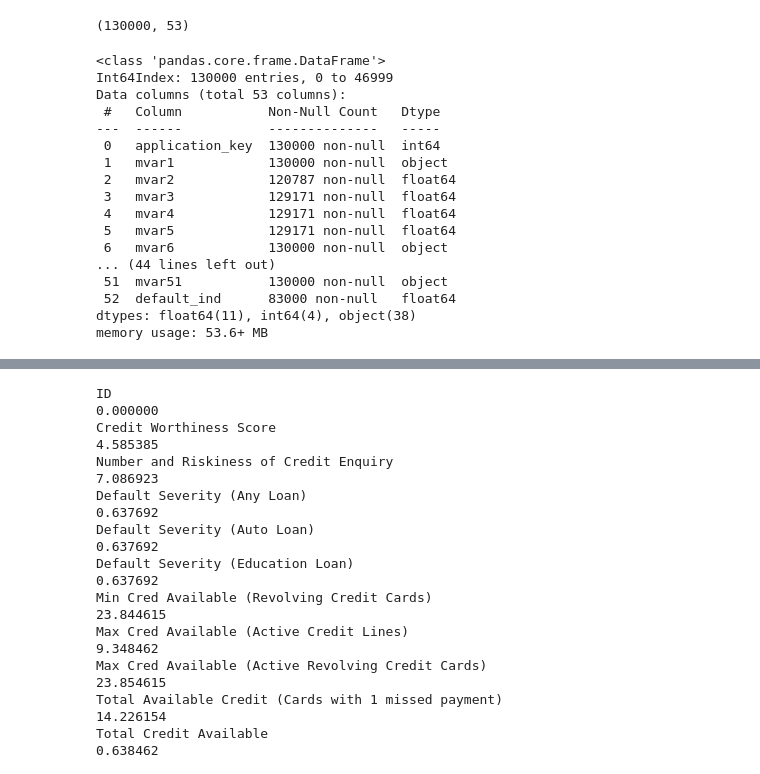
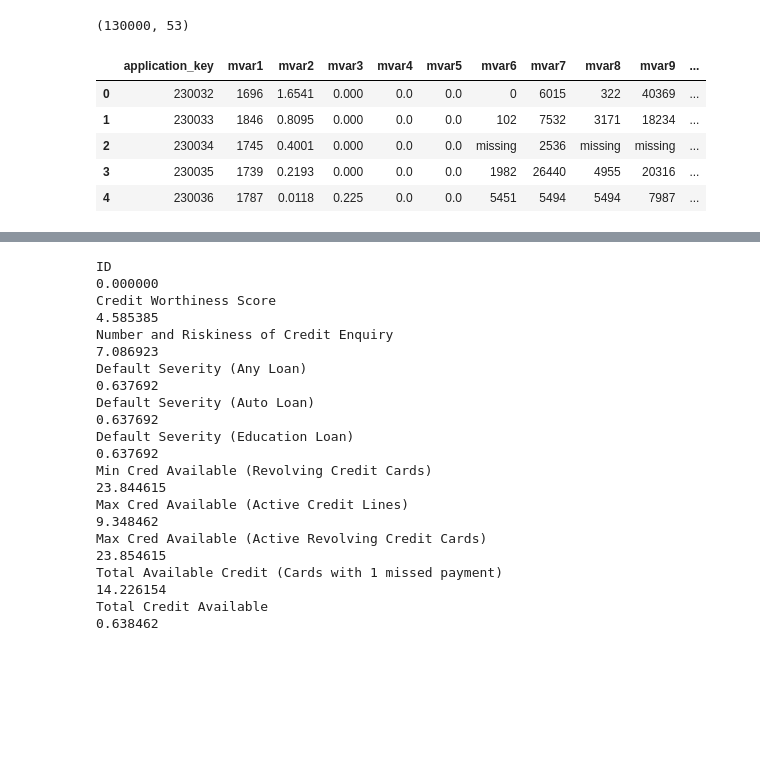
Before and after one commit to aryanpandey/MS4610-Final_Project, a Jupyter notebook: Pipeline-Copy3.ipynb, the cells around one changed output, grey strips where cells are left out. Cells and saved outputs as stored; diff of their text form; code cells hidden in the pictures; blank space fills up the shorter version.

```diff
--- a/Pipeline-Copy3.ipynb
+++ b/Pipeline-Copy3.ipynb
@@ -30,24 +23,13 @@ df = pd.concat([train, test], axis = 0)
 df.shape
 # %% [output]
 (130000, 53)
-# %%
-df.info()
-# %% [output]
-<class 'pandas.core.frame.DataFrame'>
-Int64Index: 130000 entries, 0 to 46999
-Data columns (total 53 columns):
- #   Column           Non-Null Count   Dtype
----  ------           --------------   -----
- 0   application_key  130000 non-null  int64
- 1   mvar1            130000 non-null  object
- 2   mvar2            120787 non-null  float64
- 3   mvar3            129171 non-null  float64
- 4   mvar4            129171 non-null  float64
- 5   mvar5            129171 non-null  float64
- 6   mvar6            130000 non-null  object
-... (44 lines left out)
- 51  mvar51           130000 non-null  object
- 52  default_ind      83000 non-null   float64
-dtypes: float64(11), int64(4), object(38)
-memory usage: 53.6+ MB
+# %%
+df.head()
+# %% [output]
+|  | application_key | mvar1 | mvar2 | mvar3 | mvar4 | mvar5 | mvar6 | mvar7 | mvar8 | mvar9 | ... |
+| 0 | 230032 | 1696 | 1.6541 | 0.000 | 0.0 | 0.0 | 0 | 6015 | 322 | 40369 | ... |
+| 1 | 230033 | 1846 | 0.8095 | 0.000 | 0.0 | 0.0 | 102 | 7532 | 3171 | 18234 | ... |
+| 2 | 230034 | 1745 | 0.4001 | 0.000 | 0.0 | 0.0 | missing | 2536 | missing | missing | ... |
+| 3 | 230035 | 1739 | 0.2193 | 0.000 | 0.0 | 0.0 | 1982 | 26440 | 4955 | 20316 | ... |
+| 4 | 230036 | 1787 | 0.0118 | 0.225 | 0.0 | 0.0 | 5451 | 5494 | 5494 | 7987 | ... |
 # %%
```
Also changed, not shown: parts of 38 cells of this notebook, 4 other files.
